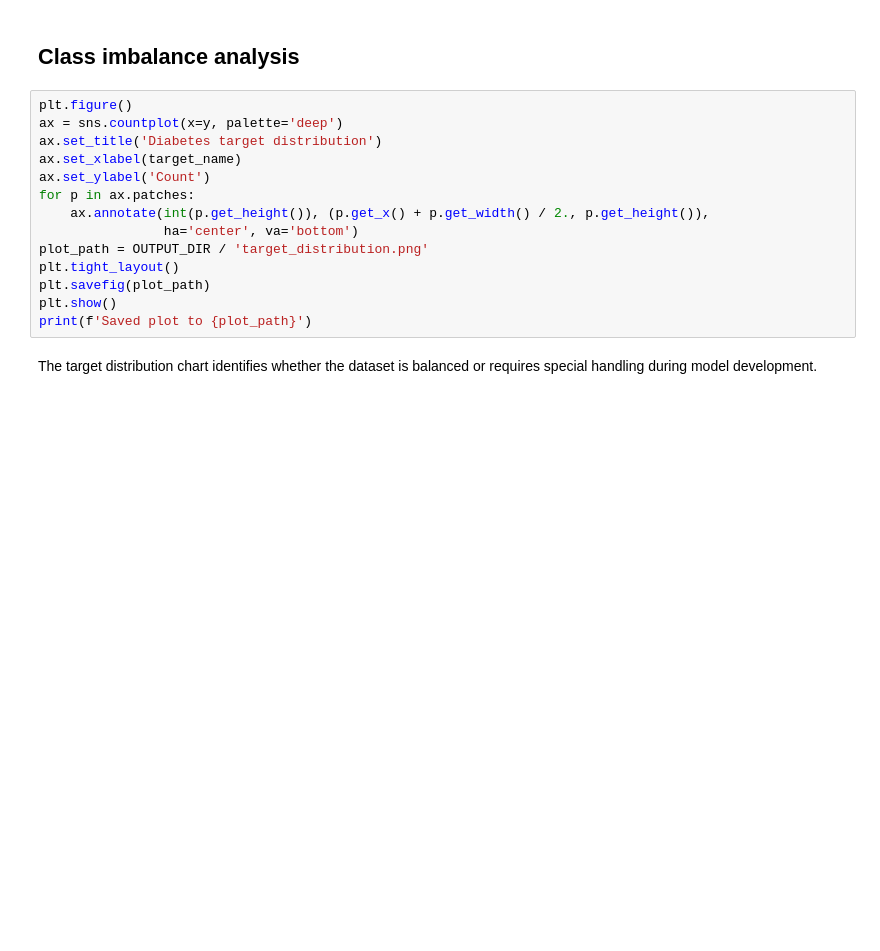
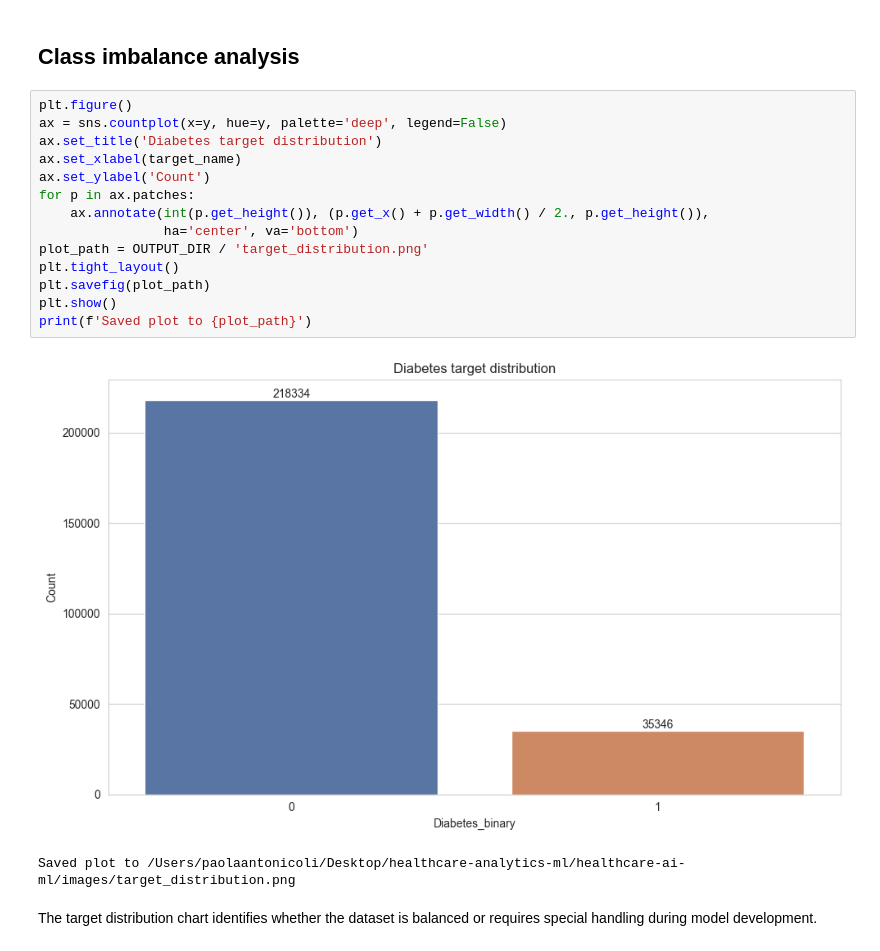
Before and after one commit to paola12antonicoli/diabetes-risk-prediction, a Jupyter notebook: healthcare-ai-ml/notebooks/02_eda.ipynb, the cells around one changed output. Cells and saved outputs as stored; diff of their text form; blank space fills up the shorter version.

```diff
--- a/healthcare-ai-ml/notebooks/02_eda.ipynb
+++ b/healthcare-ai-ml/notebooks/02_eda.ipynb
@@ -54,18 +85,21 @@ display(df.describe(include='number'))
 ## Class imbalance analysis
 # %%
 plt.figure()
-ax = sns.countplot(x=y, palette='deep')
+ax = sns.countplot(x=y, hue=y, palette='deep', legend=False)
 ax.set_title('Diabetes target distribution')
 ax.set_xlabel(target_name)
 ax.set_ylabel('Count')
 for p in ax.patches:
     ax.annotate(int(p.get_height()), (p.get_x() + p.get_width() / 2., p.get_height()),
                 ha='center', va='bottom')
 plot_path = OUTPUT_DIR / 'target_distribution.png'
 plt.tight_layout()
 plt.savefig(plot_path)
 plt.show()
 print(f'Saved plot to {plot_path}')
+# %% [output]
+[figure, added]
+Saved plot to /Users/paolaantonicoli/Desktop/healthcare-analytics-ml/healthcare-ai-ml/images/target_distribution.png
 # %% [markdown]
 The target distribution chart identifies whether the dataset is balanced or requires special handling during model development.
 # %% [markdown]
```
Also changed, not shown: parts of 19 cells of this notebook, 40 other files.
